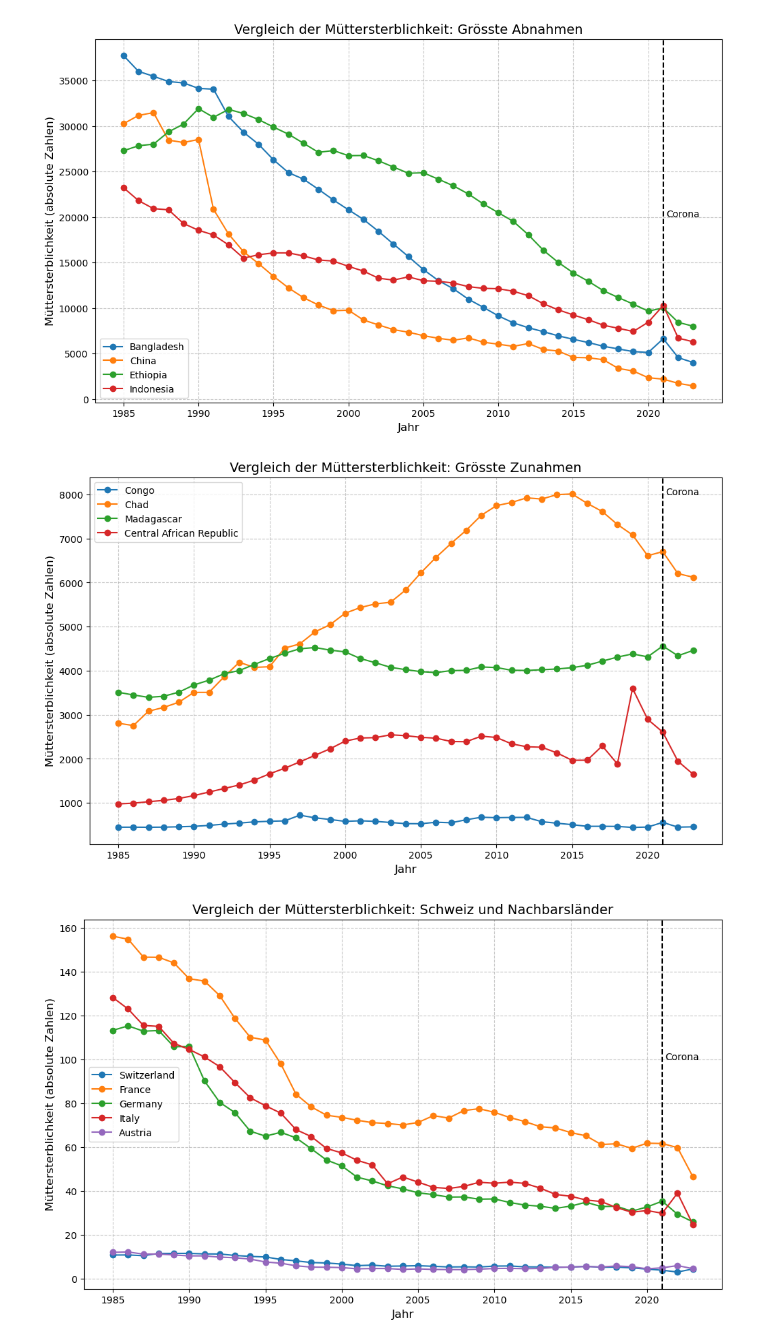
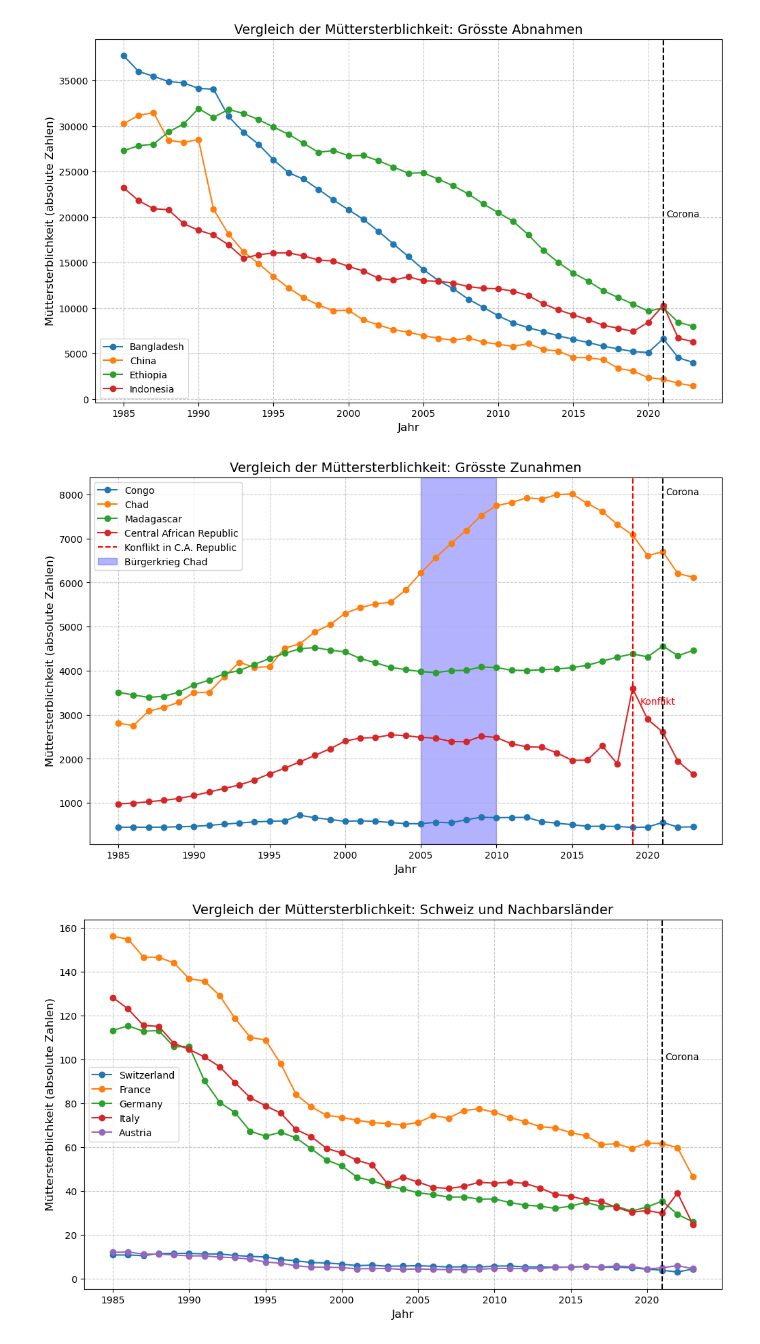
Before and after one commit to Ramona000/Python-LN, a Jupyter notebook: Grundgerüst_Leistungsnachweis.ipynb, the cells around one changed output. Drawn from its saved outputs; the diff is of its cells as text; code cells hidden in the pictures.

Commit message:
Beschreib Diagramm 3

```diff
--- a/Grundgerüst_Leistungsnachweis.ipynb
+++ b/Grundgerüst_Leistungsnachweis.ipynb
@@ -355,31 +360,36 @@ plt.show()
 # %%
 laender_liste = ['Congo', 'Chad', 'Madagascar', 'Central African Republic']
 
 plt.figure(figsize=(12, 7))
 
 for land in laender_liste:
     mask = df['Land'] == land
     df_temp = df[mask]
 
 
     plt.plot(df_temp['Jahr'], df_temp['Müttersterblichkeit'], marker='o', linestyle='-', label=land)
 
 plt.axvline(x=2021, color='black', linestyle='--')
 plt.text(2021.2, 8000, 'Corona', color='black')
 
+plt.axvline(x=2019, color='red', linestyle='--', label='Konflikt in C.A. Republic')
+plt.text(2019.5, df_temp['Müttersterblichkeit'].max()*0.9, 'Konflikt', color='red')
+
+plt.axvspan(2005,2010, color='blue', alpha=0.3, label='Bürgerkrieg Chad')
+
 plt.title('Vergleich der Müttersterblichkeit: Grösste Zunahmen', fontsize=14)
 plt.xlabel('Jahr', fontsize=12)
 plt.ylabel('Müttersterblichkeit (absolute Zahlen)', fontsize=12)
 
 
 plt.grid(True, linestyle='--', alpha=0.7)
 plt.ticklabel_format(style='plain', axis='y')
 
 plt.legend()
 
 plt.show()
 # %% [output]
-[figure, old version]
+[figure, new version]
 # %%
 laender_liste = ['Switzerland', 'France', 'Germany', 'Italy', 'Austria']
 
```
Also changed, not shown: parts of 2 cells of this notebook.
